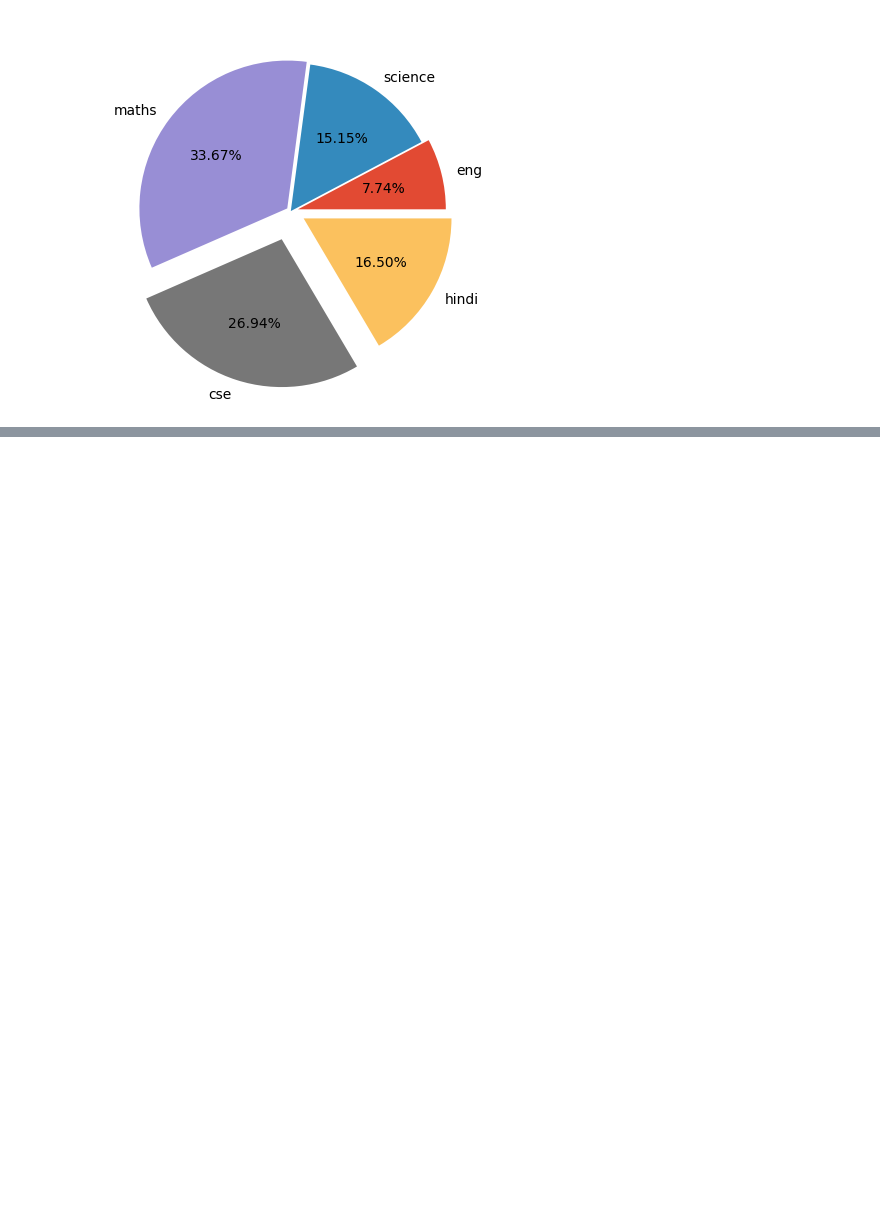
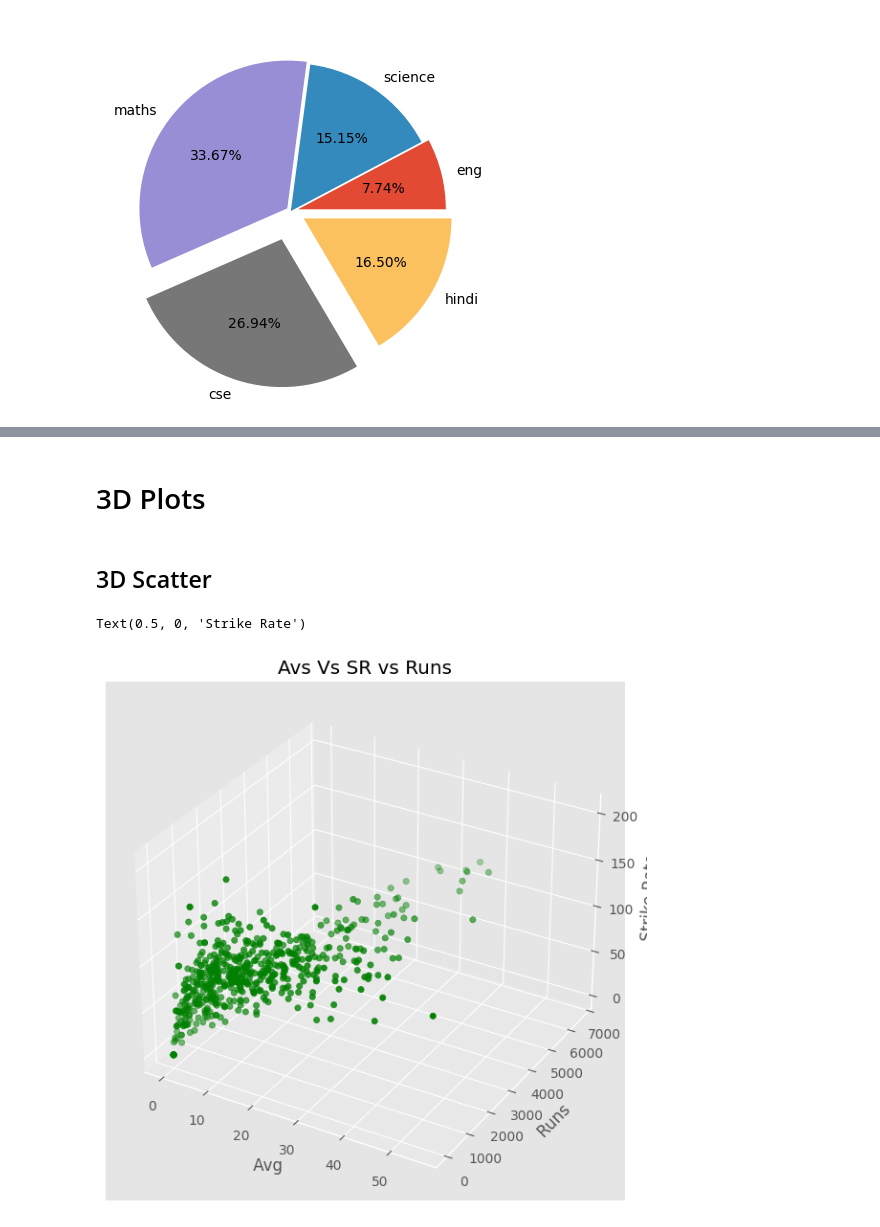
Before and after one commit to heresDataScienceProjects/DataViualizations, a Jupyter notebook: matplotlib_practice.ipynb, the cells around one changed output, grey strips where cells are left out. Saved outputs shown, nothing was run; the diff lists cells and outputs as text; code cells hidden in the pictures; blank space fills up the shorter version.

```diff
--- a/matplotlib_practice.ipynb
+++ b/matplotlib_practice.ipynb
@@ -196,0 +270,16 @@ plt.show()
+# %% [markdown]
+# 3D Plots
+# %% [markdown]
+## 3D Scatter
+# %%
+
+fig = plt.figure(figsize=(7,10))
+ax = plt.subplot(projection='3d')
+ax.scatter3D(df['avg'], df['runs'], df['strike_rate'], color='green')
+ax.set_title('Avs Vs SR vs Runs')
+ax.set_xlabel(' Avg')
+ax.set_ylabel(' Runs')
+ax.set_zlabel('Strike Rate')
+# %% [output]
+Text(0.5, 0, 'Strike Rate')
+[figure, added]
```
Also changed, not shown: parts of 24 cells of this notebook, 1 other file.
